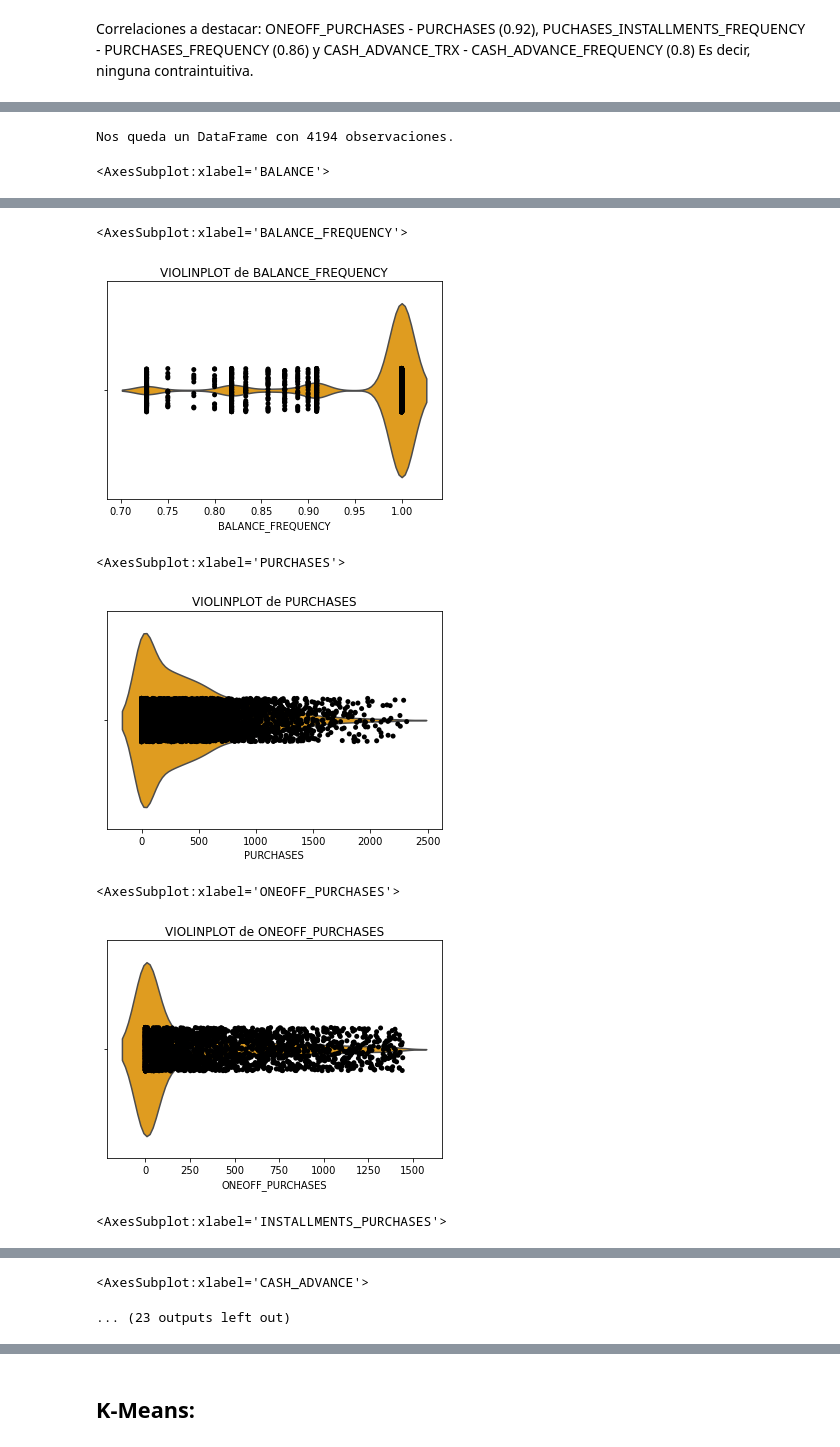
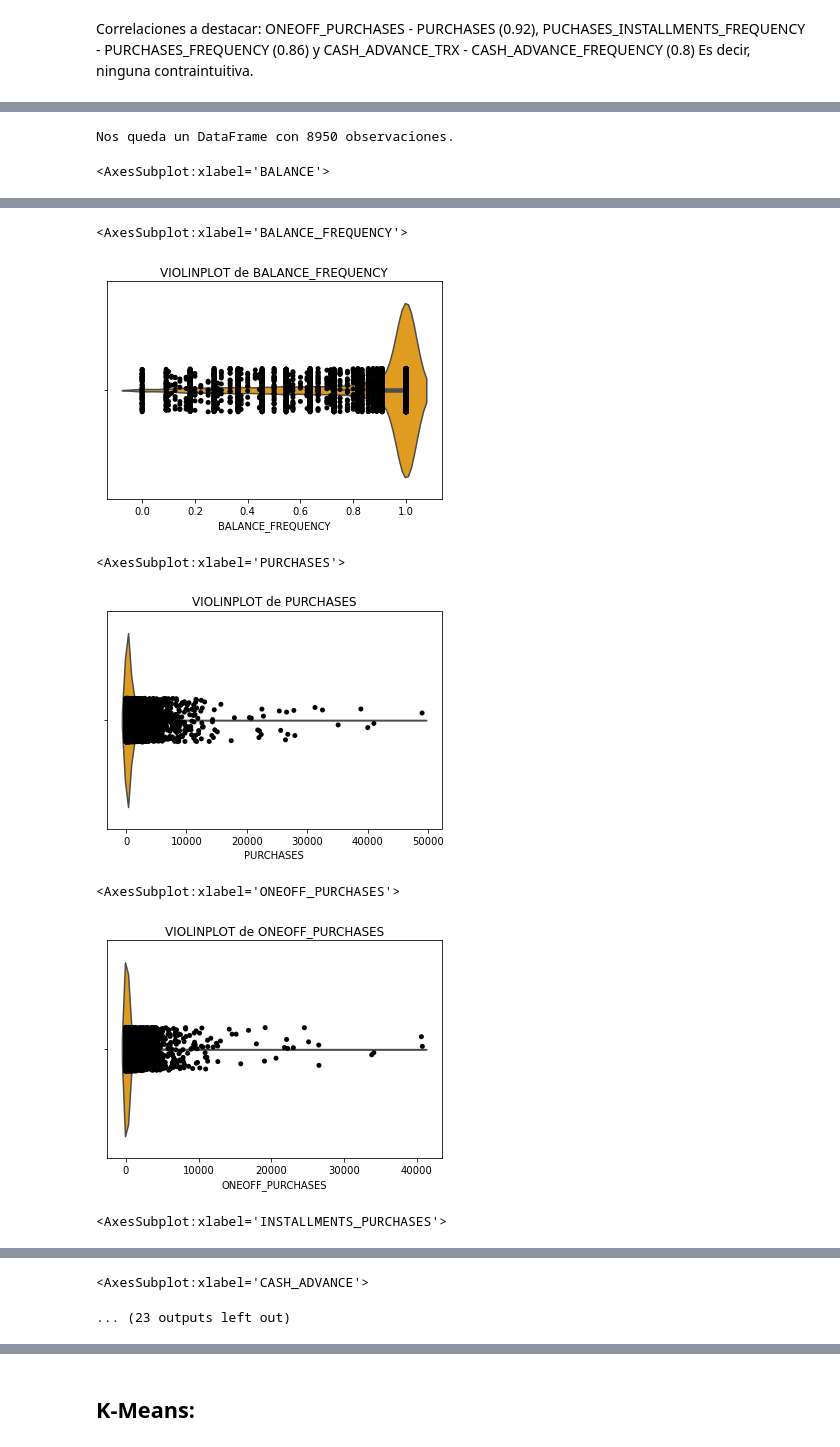
Before and after one commit to eolo-ws/proyecto-1-mineria-datos, a Jupyter notebook: proyecto-mineria-grupo-5.ipynb, the cells around one changed output, grey strips where cells are left out. Cells and saved outputs as stored; diff of their text form; code cells hidden in the pictures.

```diff
--- a/proyecto-mineria-grupo-5.ipynb
+++ b/proyecto-mineria-grupo-5.ipynb
@@ -212,17 +235,17 @@ for i in df.columns:
     upper.append(upper_limit)
 
 df_filtered = df[(df['BALANCE']>lower[0]) & (df['BALANCE']<upper[0])
-& (df['BALANCE_FREQUENCY']>lower[1]) & (df['BALANCE_FREQUENCY']<upper[1])
-& (df['PURCHASES']>lower[2]) & (df['PURCHASES']<upper[2])
-& (df['ONEOFF_PURCHASES']>lower[3]) & (df['ONEOFF_PURCHASES']<upper[3])
-& (df['INSTALLMENTS_PURCHASES']>lower[4]) & (df['INSTALLMENTS_PURCHASES']<upper[4])
-& (df['CASH_ADVANCE']>lower[5]) & (df['CASH_ADVANCE']<upper[5])
-& (df['CASH_ADVANCE_FREQUENCY']>lower[9]) & (df['CASH_ADVANCE_FREQUENCY']<upper[9])
-& (df['CASH_ADVANCE_TRX']>lower[10]) & (df['CASH_ADVANCE_TRX']<upper[10])
-& (df['PURCHASES_TRX']>lower[11]) & (df['PURCHASES_TRX']<upper[11])
-& (df['CREDIT_LIMIT']>lower[12]) & (df['CREDIT_LIMIT']<upper[12])
-& (df['PAYMENTS']>lower[13]) & (df['PAYMENTS']<upper[13])
-& (df['MINIMUM_PAYMENTS']>lower[14]) & (df['MINIMUM_PAYMENTS']<upper[14])
+| (df['BALANCE_FREQUENCY']>lower[1]) & (df['BALANCE_FREQUENCY']<upper[1])
+| (df['PURCHASES']>lower[2]) & (df['PURCHASES']<upper[2])
+| (df['ONEOFF_PURCHASES']>lower[3]) & (df['ONEOFF_PURCHASES']<upper[3])
+| (df['INSTALLMENTS_PURCHASES']>lower[4]) & (df['INSTALLMENTS_PURCHASES']<upper[4])
+| (df['CASH_ADVANCE']>lower[5]) & (df['CASH_ADVANCE']<upper[5])
+| (df['CASH_ADVANCE_FREQUENCY']>lower[9]) & (df['CASH_ADVANCE_FREQUENCY']<upper[9])
+| (df['CASH_ADVANCE_TRX']>lower[10]) & (df['CASH_ADVANCE_TRX']<upper[10])
+| (df['PURCHASES_TRX']>lower[11]) & (df['PURCHASES_TRX']<upper[11])
+| (df['CREDIT_LIMIT']>lower[12]) & (df['CREDIT_LIMIT']<upper[12])
+| (df['PAYMENTS']>lower[13]) & (df['PAYMENTS']<upper[13])
+| (df['MINIMUM_PAYMENTS']>lower[14]) & (df['MINIMUM_PAYMENTS']<upper[14])
 ]
 
 print(f"Nos queda un DataFrame con {df_filtered.shape[0]} observaciones.")
@@ -233,5 +256,5 @@ for i in df_filtered.columns:
     plt.title(f"VIOLINPLOT de {i}")
     plt.show()
 # %% [output]
-Nos queda un DataFrame con 4194 observaciones.
+Nos queda un DataFrame con 8950 observaciones.
 <AxesSubplot:xlabel='BALANCE'>
@@ -239,7 +262,7 @@ Nos queda un DataFrame con 4194 observaciones.
 <AxesSubplot:xlabel='BALANCE_FREQUENCY'>
-[figure, old version]
+[figure, new version]
 <AxesSubplot:xlabel='PURCHASES'>
-[figure, old version]
+[figure, new version]
 <AxesSubplot:xlabel='ONEOFF_PURCHASES'>
-[figure, old version]
+[figure, new version]
 <AxesSubplot:xlabel='INSTALLMENTS_PURCHASES'>
```
Also changed, not shown: parts of 21 cells of this notebook.
